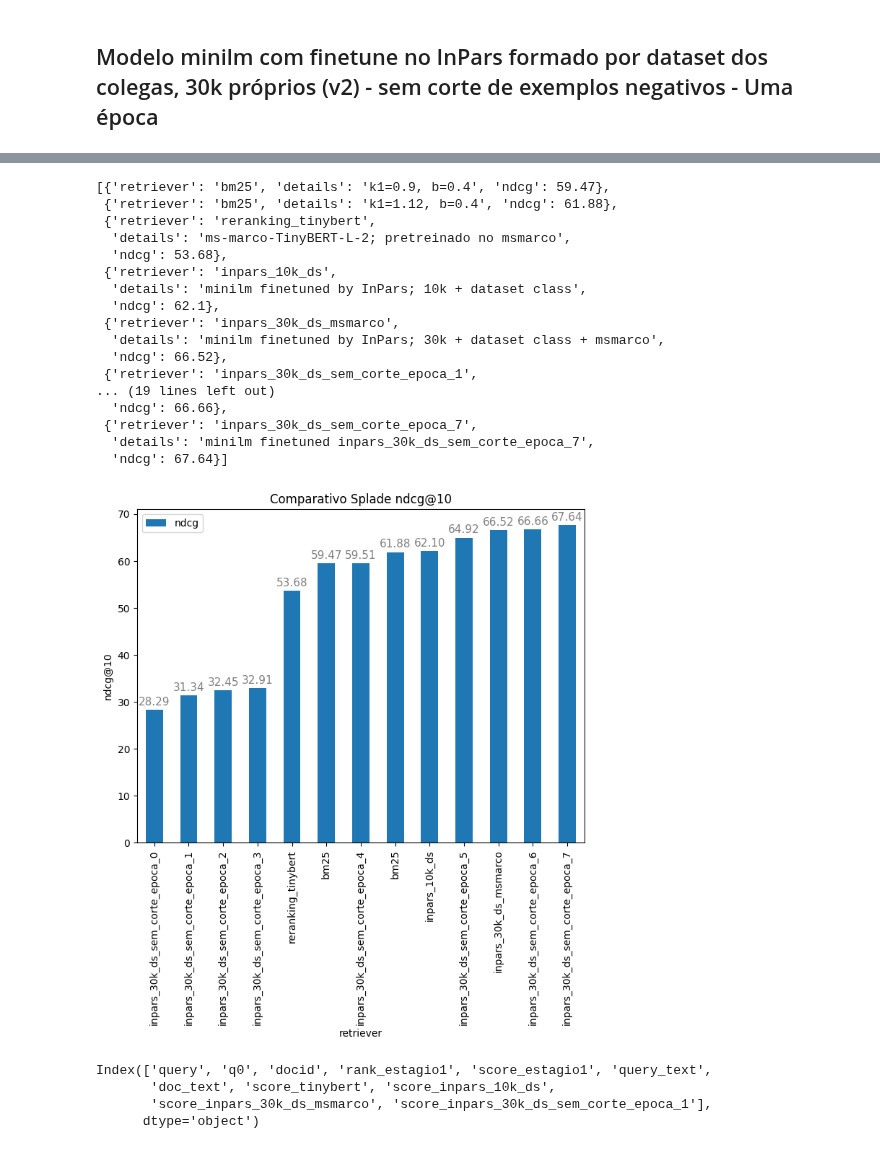
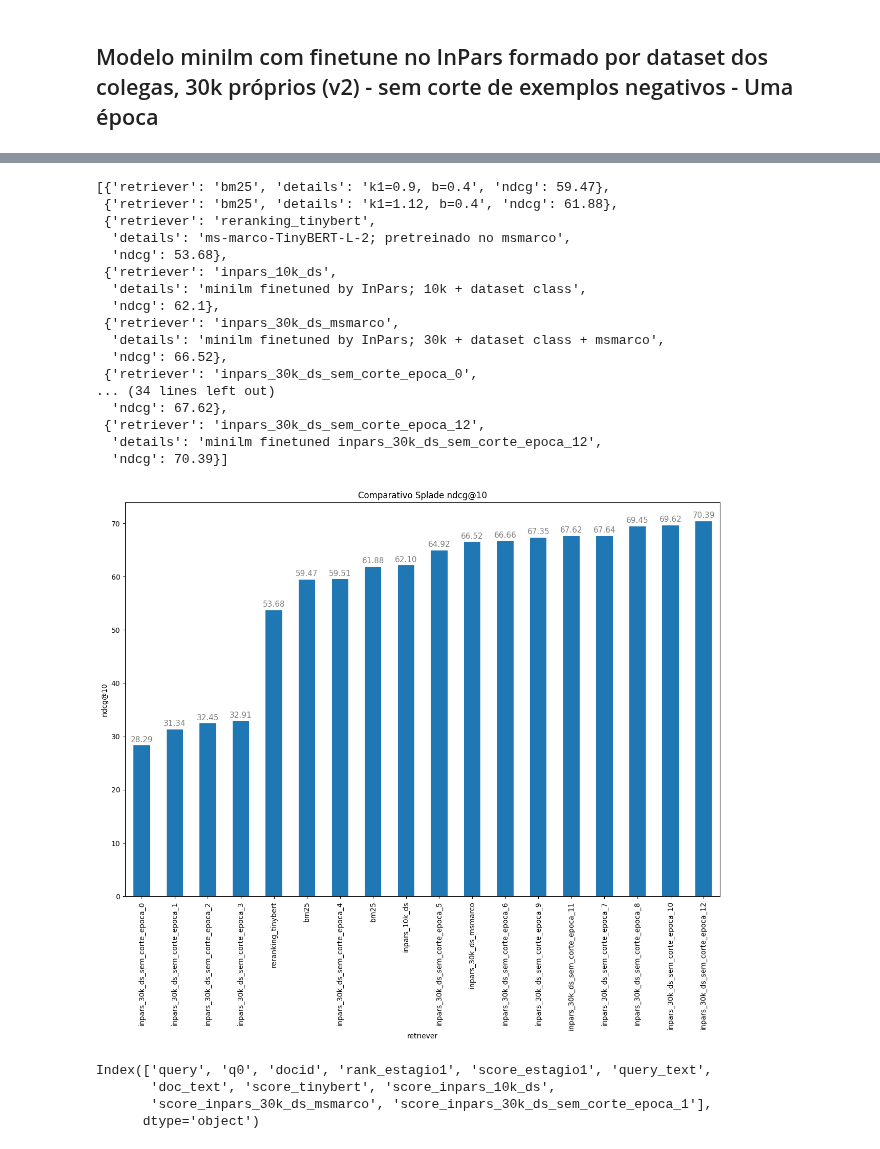
Before and after one commit to marcusborela/deep_learning_em_buscas_unicamp, a Jupyter notebook: code/aula9_inpars/avalia_busca_com_reranking.ipynb, the cells around one changed output, grey strips where cells are left out. Cells and saved outputs as stored; diff of their text form; code cells hidden in the pictures.

```diff
--- a/code/aula9_inpars/avalia_busca_com_reranking.ipynb
+++ b/code/aula9_inpars/avalia_busca_com_reranking.ipynb
@@ -852,8 +852,8 @@ lista_resultados.append(
 # %% [markdown]
 ## Modelo minilm com finetune no InPars formado por dataset dos colegas, 30k próprios (v2) - sem corte de exemplos negativos - Uma época
 # %%
-# código abaixo foi executado à medida que o modelo foi salvo!
-for epoca in [7]:
+,# código abaix,o foi executado à medida que o modelo foi salvo!,,
+for epoca in [8,9,10,11,12]:
     print(f"Calculando ndg@10 para reranking com modelo treinado em {epoca} épocas")
     path_modelo = f'{DIRETORIO_TREINO}/model_fim_treino_epoca_{epoca}.pt'
     model = AutoModelForSequenceClassification.from_pretrained(path_modelo).to(device)
@@ -901,40 +917,40 @@ lista_resultados
  {'retriever': 'inpars_30k_ds_msmarco',
   'details': 'minilm finetuned by InPars; 30k + dataset class + msmarco',
   'ndcg': 66.52},
- {'retriever': 'inpars_30k_ds_sem_corte_epoca_1',
-... (19 lines left out)
-  'ndcg': 66.66},
- {'retriever': 'inpars_30k_ds_sem_corte_epoca_7',
-  'details': 'minilm finetuned inpars_30k_ds_sem_corte_epoca_7',
-  'ndcg': 67.64}]
+ {'retriever': 'inpars_30k_ds_sem_corte_epoca_0',
+... (34 lines left out)
+  'ndcg': 67.62},
+ {'retriever': 'inpars_30k_ds_sem_corte_epoca_12',
+  'details': 'minilm finetuned inpars_30k_ds_sem_corte_epoca_12',
+  'ndcg': 70.39}]
 # %%
 import seaborn as sns
 import matplotlib.pyplot as plt
 # %%
 
 # Transforma a lista em um DataFrame
 df = pd.DataFrame(lista_resultados)
 
 # Ordena os valores de acordo com o ndcg
 df = df.sort_values(by='ndcg', ascending=True)
 
 # Plota o gráfico de barras
-fig, ax = plt.subplots(figsize=(8, 6))
+fig, ax = plt.subplots(figsize=(15, 10))
 ax = df.plot(kind='bar', x='retriever', y='ndcg', rot=0, ax=ax)
 
 # Adiciona os valores de ndcg acima das barras
 for p in ax.patches:
     ax.annotate(f"{p.get_height():.2f}", (p.get_x() + p.get_width() / 2., p.get_height()),
                 ha='center', va='center', fontsize=11, color='gray', xytext=(0, 8),
                 textcoords='offset points')
-
 # Configura os eixos e título do gráfico
 ax.set_xticklabels(df['retriever'],rotation=90)
 ax.set_title(f'Comparativo Splade ndcg@10')
 ax.set_ylabel('ndcg@10')
+ax.legend().set_visible(False)
 plt.show()
 # %% [output]
-[figure, old version]
+[figure, new version]
 # %%
 df_reranking_entrada.columns
 # %% [output]
```
Also changed, not shown: parts of 1 cell of this notebook, 1 other file.
